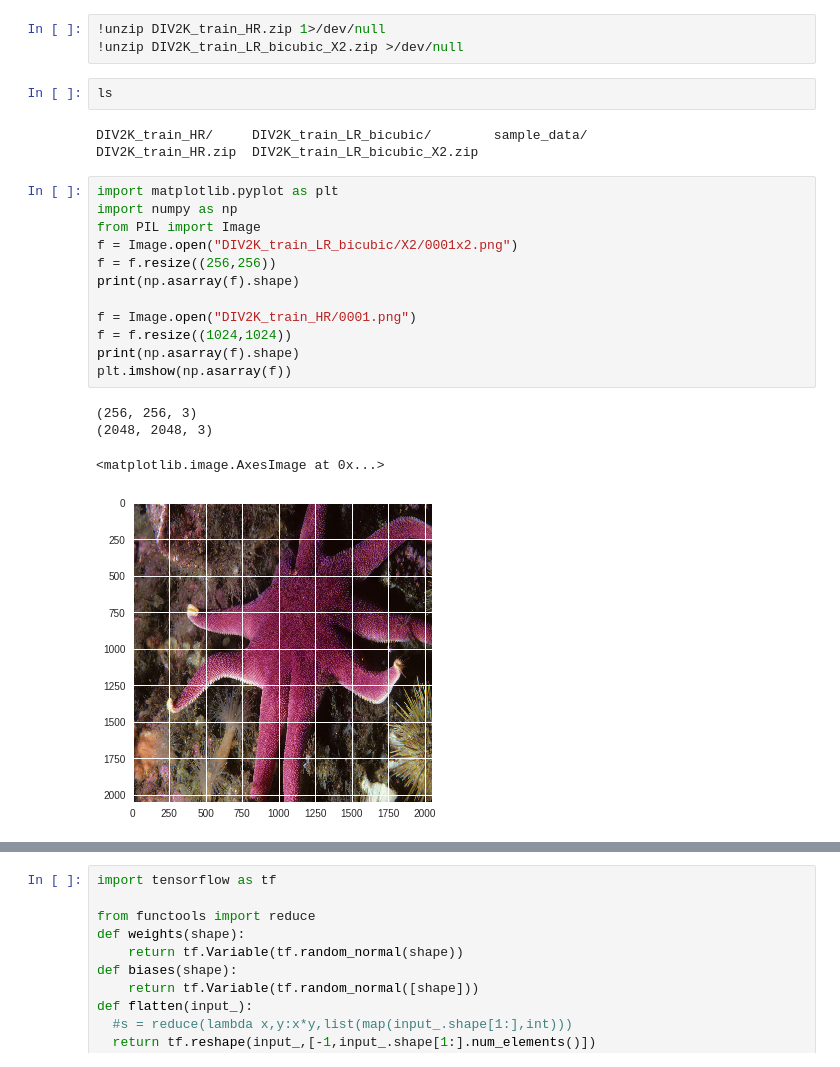
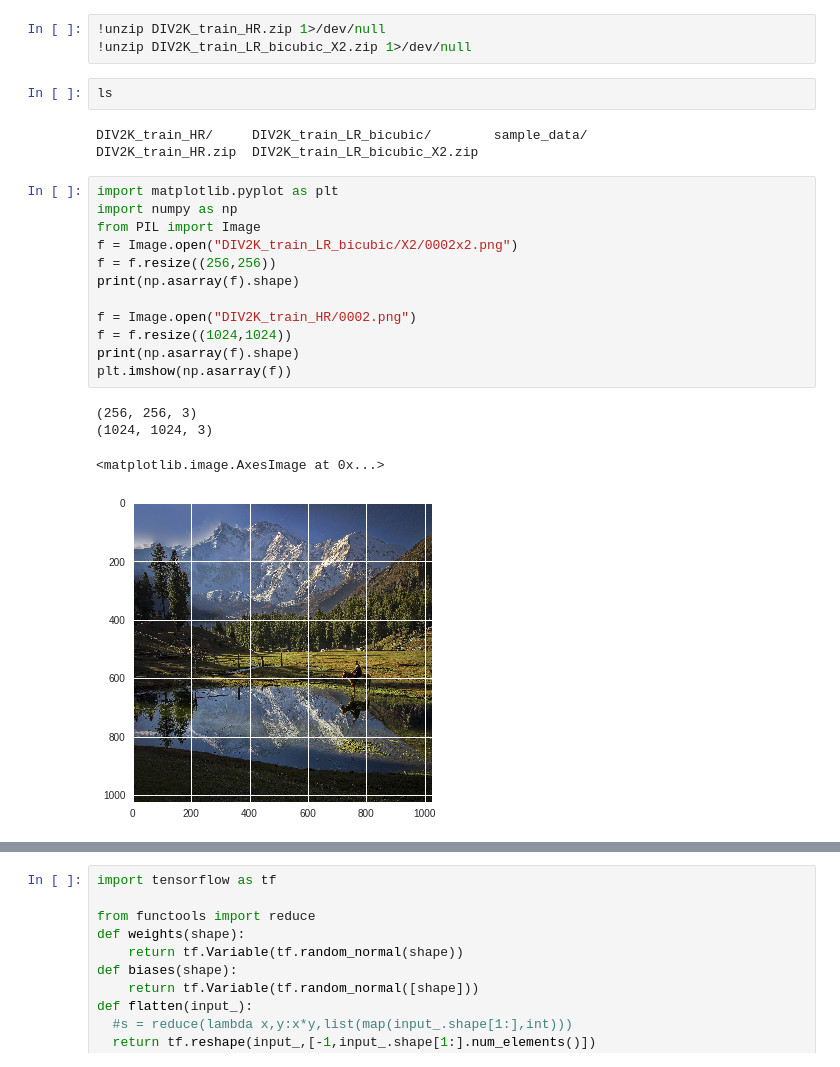
Before and after one commit to Tubbz-alt/SuperRes-GAN, a Jupyter notebook: SRGAN.ipynb, the cells around one changed output, grey strips where cells are left out. Cells and saved outputs as stored; diff of their text form.

```diff
--- a/SRGAN.ipynb
+++ b/SRGAN.ipynb
@@ -22,6 +22,6 @@ DIV2K_train_HR.zip  100%[===================>]   3.29G  2.54MB/s    in 21m 28s
 # %%
 !unzip DIV2K_train_HR.zip 1>/dev/null
-!unzip DIV2K_train_LR_bicubic_X2.zip >/dev/null
+!unzip DIV2K_train_LR_bicubic_X2.zip 1>/dev/null
 # %%
 ls
 # %% [output]
@@ -30,17 +30,17 @@ DIV2K_train_HR.zip  DIV2K_train_LR_bicubic_X2.zip
 # %%
 import matplotlib.pyplot as plt
 import numpy as np
 from PIL import Image
-f = Image.open("DIV2K_train_LR_bicubic/X2/0001x2.png")
+f = Image.open("DIV2K_train_LR_bicubic/X2/0002x2.png")
 f = f.resize((256,256))
 print(np.asarray(f).shape)
 
-f = Image.open("DIV2K_train_HR/0001.png")
+f = Image.open("DIV2K_train_HR/0002.png")
 f = f.resize((1024,1024))
 print(np.asarray(f).shape)
 plt.imshow(np.asarray(f))
 # %% [output]
 (256, 256, 3)
-(2048, 2048, 3)
+(1024, 1024, 3)
 <matplotlib.image.AxesImage at 0x...>
-[figure, old version]
+[figure, new version]
```
Also changed, not shown: parts of 4 cells of this notebook.
